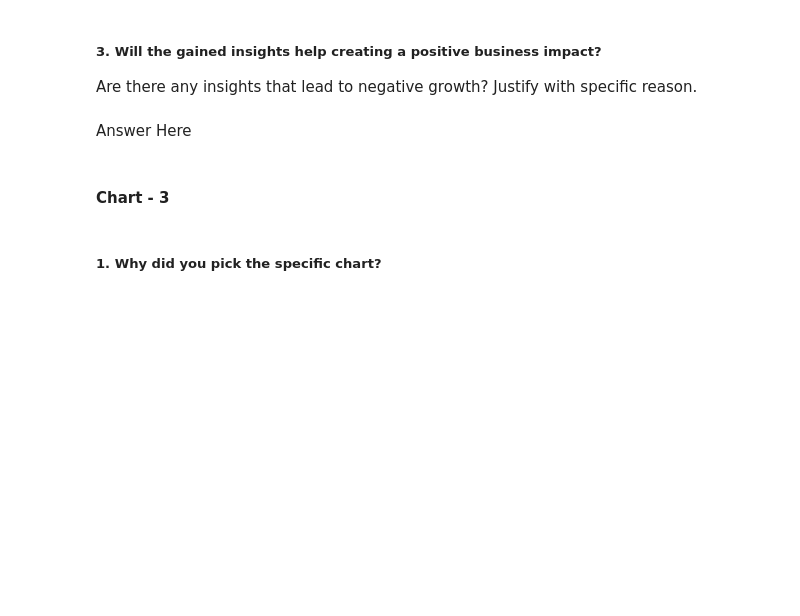
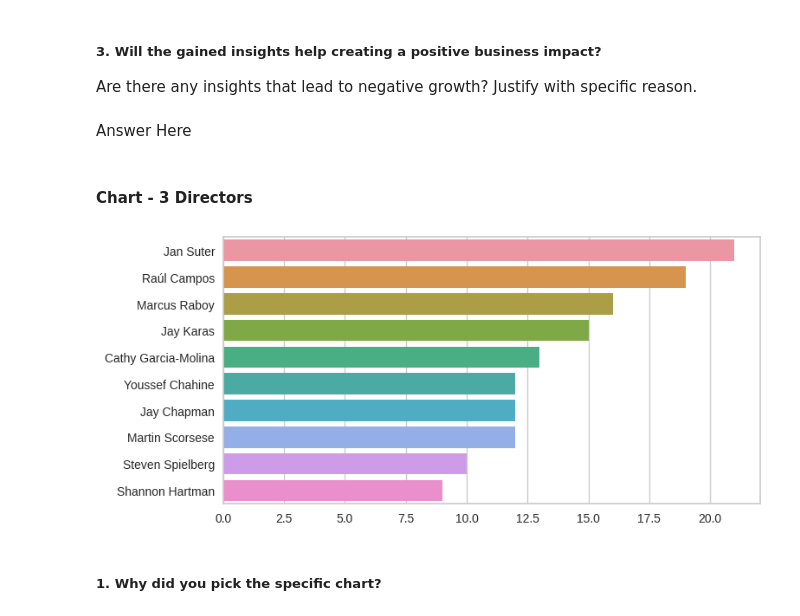
Before and after one commit to DharmendraYadav96/Netflix-Movies-and-TV-Shows-Clustering, a Jupyter notebook: Netflix_Movies_and_TV_Shows_Clustering.ipynb, the cells around one changed output. Cells and saved outputs as stored; diff of their text form; code cells hidden in the pictures; blank space fills up the shorter version.

```diff
--- a/Netflix_Movies_and_TV_Shows_Clustering.ipynb
+++ b/Netflix_Movies_and_TV_Shows_Clustering.ipynb
@@ -128,5 +133,5 @@ drive.mount('/content/mydrive')
 # %%
-path = "/content/mydrive/MyDrive/capstone project data/NetflixMovies.csv"
+path = "/content/mydrive/MyDrive/Almabetter/Capstone/Clustering | Netflix/Netflix.csv"
 df = pd.read_csv(path)
 # %% [markdown]
 ### Dataset First View
@@ -270,11 +432,14 @@ print("-"*50)
 # Let's create a copy of dataframe and unnest the original one
 df_new= df.copy()
 # %%
+# Unnesting function
 # Unnesting 'Directors' column
-dir_constraint=df['director'].apply(lambda x: str(x).split(', ')).tolist()
-df1 = pd.DataFrame(dir_constraint, index = df['title'])
-df1 = df1.stack()
-df1 = pd.DataFrame(df1.reset_index())
-df1.rename(columns={0:'Directors'},inplace=True)
-df1 = df1.drop(['level_1'],axis=1)
-df1.sample(10)
+def unnest(df, col, col_name):
+  dir_constraint=df[col].apply(lambda x: str(x).split(', ')).tolist()
+  temp_df = pd.DataFrame(dir_constraint, index = df['title'])
+  temp_df = temp_df.stack()
+  temp_df = pd.DataFrame(temp_df.reset_index())
+  temp_df.rename(columns={0:col_name},inplace=True)
+  temp_df = temp_df.drop(['level_1'],axis=1)
+  return temp_df
+  # df1.sample(10)
@@ -488,4 +783,4 @@ Are there any insights that lead to negative growth? Justify with specific reaso
 # %% [markdown]
 Answer Here
 # %% [markdown]
-#### Chart - 3
+#### **Chart - 3 Directors**
@@ -494,3 +787,13 @@ Answer Here
+# %%
+# Chart - 3 visualization code
+plt.figure(figsize=(8,4))
+df_list = df1[df1['Directors'] !='Unknown']['Directors'].value_counts().nlargest(10).reset_index()   #nlargest used to find top 10 value counts
+df_list.columns = ['Directors', 'count']
+ax = sns.barplot(y = 'Directors', x = 'count', data = df_list)
+ax.set(xlabel=None, ylabel= None)
+plt.show()
+# %% [output]
+[figure, added]
 # %% [markdown]
 ##### 1. Why did you pick the specific chart?
 # %% [markdown]
```
Also changed, not shown: parts of 61 cells of this notebook.
